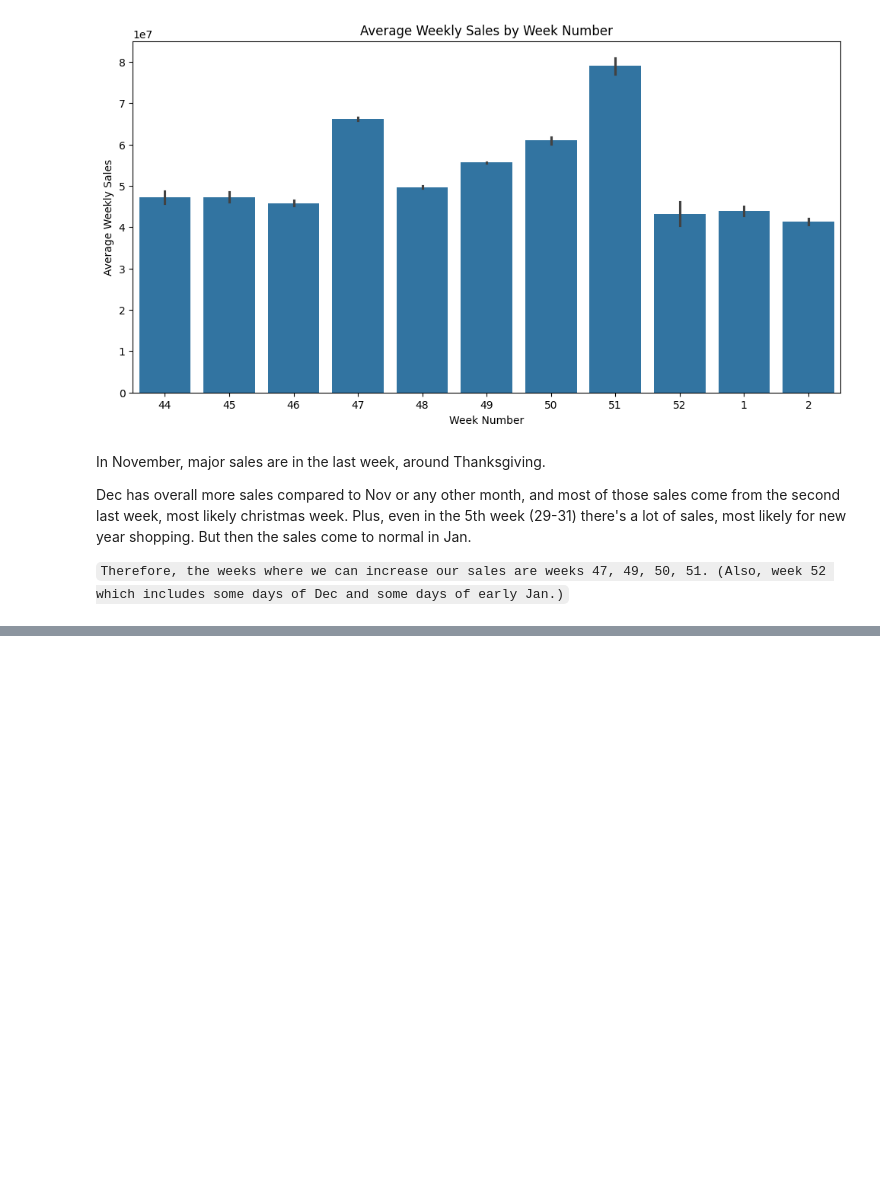
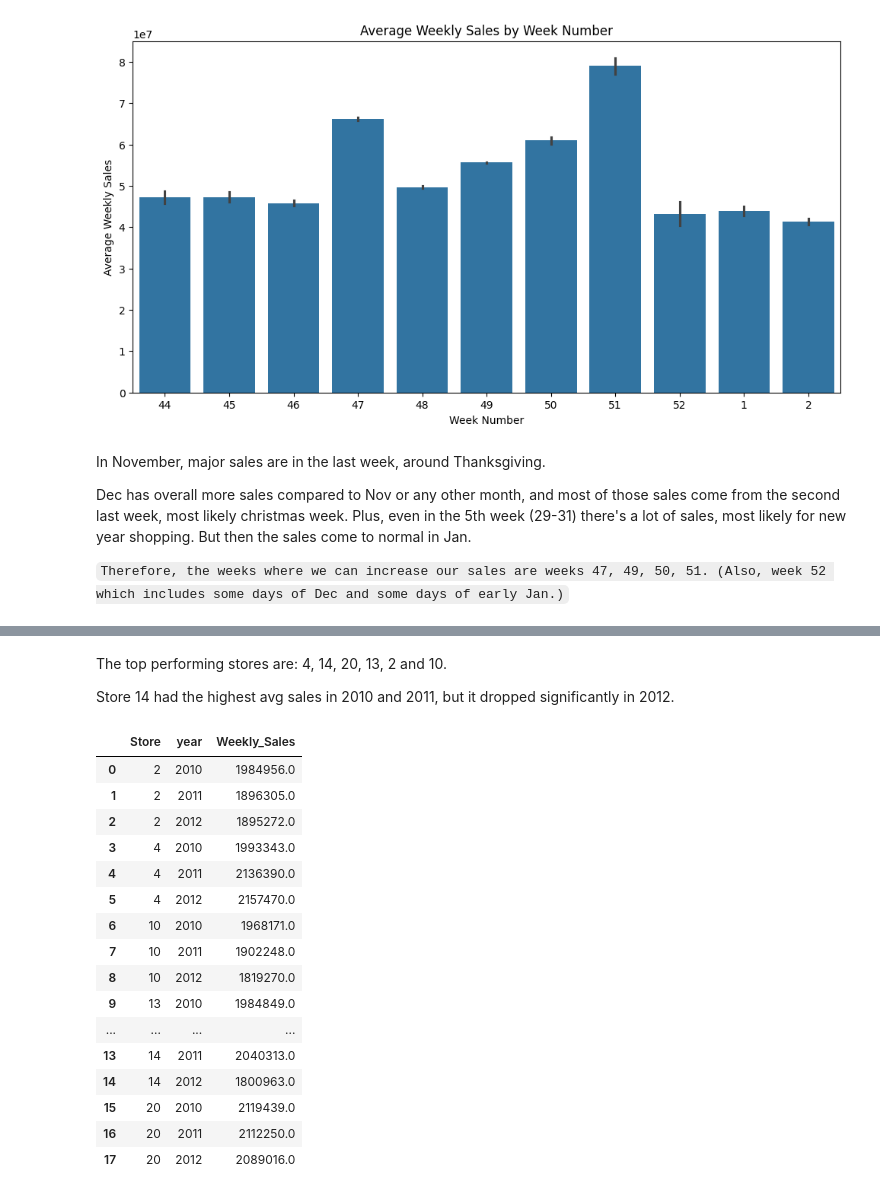
Before and after one commit to bdk-333/Walmart-Sales-Analysis, a Jupyter notebook: notebooks/03_kpi_definition_calculation.ipynb, the cells around one changed output, grey strips where cells are left out. Cells and saved outputs as stored; diff of their text form; code cells hidden in the pictures; blank space fills up the shorter version.

```diff
--- a/notebooks/03_kpi_definition_calculation.ipynb
+++ b/notebooks/03_kpi_definition_calculation.ipynb
@@ -100,0 +157,26 @@ Dec has overall more sales compared to Nov or any other month, and most of those
+# %% [markdown]
+The top performing stores are: 4, 14, 20, 13, 2 and 10.
+
+Store 14 had the highest avg sales in 2010 and 2011, but it dropped significantly in 2012.
+# %%
+top_stores = sales_per_store[sales_per_store['Store'].isin([4, 14, 20, 10, 13, 2])]
+top_store_sales = top_stores.groupby(['Store', 'year'])['Weekly_Sales'].mean().reset_index()
+top_store_sales
+# %% [output]
+|  | Store | year | Weekly_Sales |
+| 0 | 2 | 2010 | 1984956.0 |
+| 1 | 2 | 2011 | 1896305.0 |
+| 2 | 2 | 2012 | 1895272.0 |
+| 3 | 4 | 2010 | 1993343.0 |
+| 4 | 4 | 2011 | 2136390.0 |
+| 5 | 4 | 2012 | 2157470.0 |
+| 6 | 10 | 2010 | 1968171.0 |
+| 7 | 10 | 2011 | 1902248.0 |
+| 8 | 10 | 2012 | 1819270.0 |
+| 9 | 13 | 2010 | 1984849.0 |
+| ... | ... | ... | ... |
+| 13 | 14 | 2011 | 2040313.0 |
+| 14 | 14 | 2012 | 1800963.0 |
+| 15 | 20 | 2010 | 2119439.0 |
+| 16 | 20 | 2011 | 2112250.0 |
+| 17 | 20 | 2012 | 2089016.0 |
```
Also changed, not shown: parts of 6 cells of this notebook.
